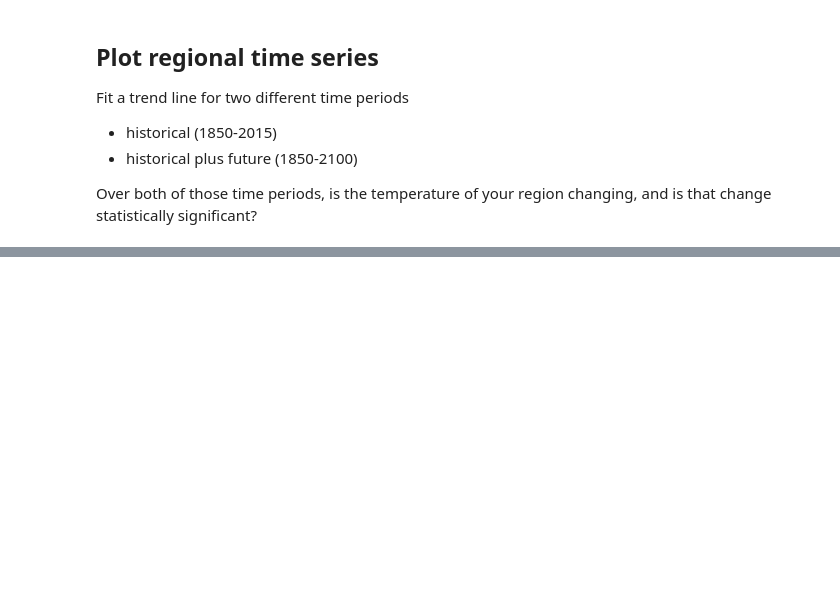
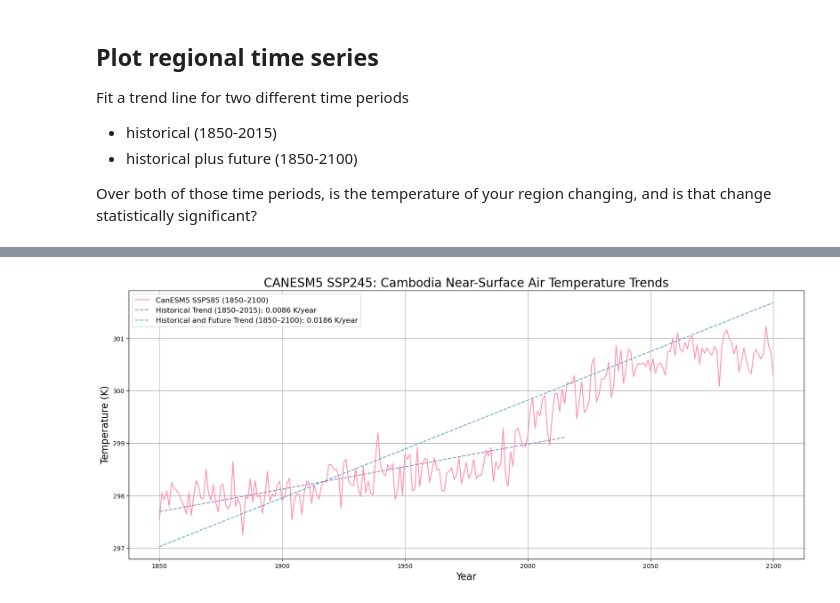
Before and after one commit to mmyiv/eds296-homework1, a Jupyter notebook: yiv_homework1.ipynb, the cells around one changed output, grey strips where cells are left out. Drawn from its saved outputs; the diff is of its cells as text; code cells hidden in the pictures; blank space fills up the shorter version.

```diff
--- a/yiv_homework1.ipynb
+++ b/yiv_homework1.ipynb
@@ -35,0 +480,27 @@ change statistically significant?
+# %%
+# Initialize figure
+fig, ax = plt.subplots(figsize=(20, 8))
+
+# Plot the data
+ax.plot(can_245_mean.year, can_245_mean, color='#ff8fab', label='CanESM5 SSP585 (1850–2100)')
+
+# Historical trend
+ax.plot(can_245_hist_mean.year, trend_can_245h(can_245_hist_mean.year),
+        color='#9f86c0', linestyle='--',
+        label=f'Historical Trend (1850–2015): {x_can_245h[0]:.4f} K/year')
+
+# Historic and future
+ax.plot(can_245_mean.year, trend_can_245(can_245_mean.year),
+        color='#5fa8d3', linestyle='--',
+        label=f'Historical and Future Trend (1850–2100): {x_can_245[0]:.4f} K/year')
+
+# Labels
+ax.set_title("CANESM5 SSP245: Cambodia Near-Surface Air Temperature Trends", fontsize=20)
+ax.set_xlabel("Year", fontsize=16)
+ax.set_ylabel("Temperature (K)", fontsize=16)
+
+ax.legend(fontsize=12)
+ax.grid(True)
+plt.show()
+# %% [output]
+[figure, added]
```
Also changed, not shown: parts of 37 cells of this notebook.
